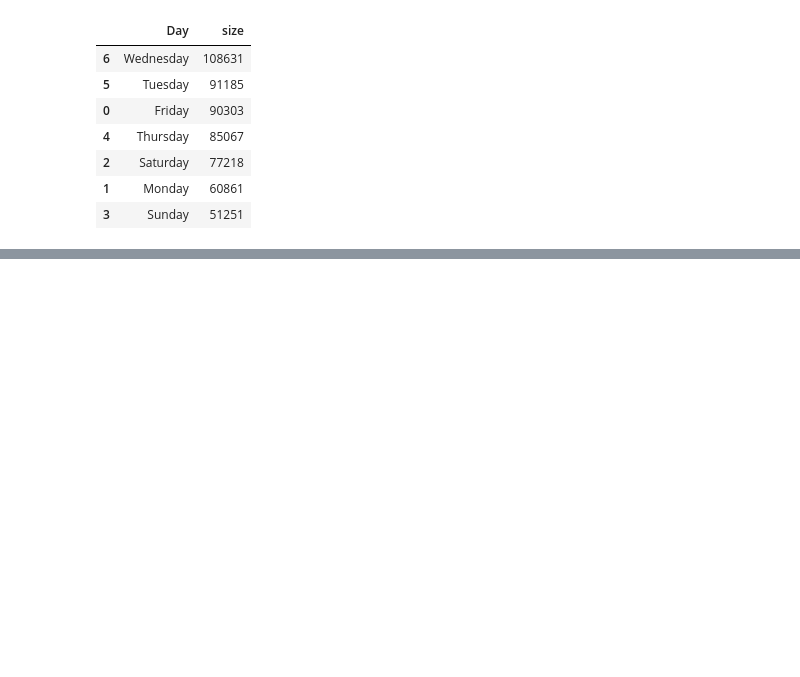
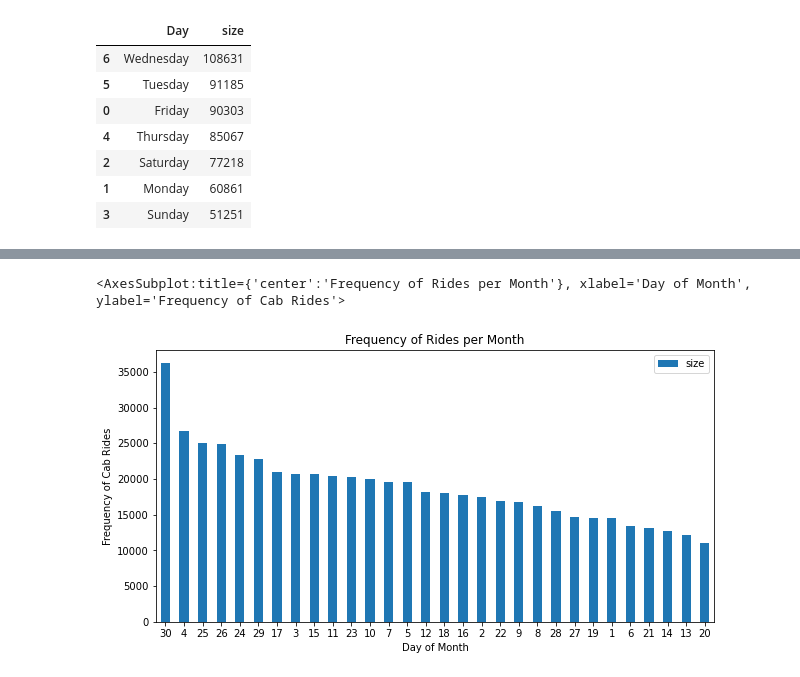
Before and after one commit to kaushik03/Data-Analysis-Projects, a Jupyter notebook: Uber/Interactive Viz.ipynb, the cells around one changed output, grey strips where cells are left out. Cells and saved outputs as stored; diff of their text form; code cells hidden in the pictures; blank space fills up the shorter version.

```diff
--- a/Uber/Interactive Viz.ipynb
+++ b/Uber/Interactive Viz.ipynb
@@ -146,0 +171,3 @@ Day_Count.plot_bokeh(
+# %%
+dom_freq = df.groupby("Day of Month",as_index = False).size().sort_values("size",ascending = False)
+dom_freq
@@ -146,0 +202,10 @@ Day_Count.plot_bokeh(
+# %%
+dom_freq.plot(kind = "bar",x = "Day of Month",y = "size",
+                    xlabel = "Day of Month",
+                    ylabel = "Frequency of Cab Rides",
+                    title = "Frequency of Rides per Month",
+                    rot = 0,
+                    figsize = (10,5))
+# %% [output]
+<AxesSubplot:title={'center':'Frequency of Rides per Month'}, xlabel='Day of Month', ylabel='Frequency of Cab Rides'>
+[figure, added]
```
Also changed, not shown: parts of 11 cells of this notebook, 2 other files.
